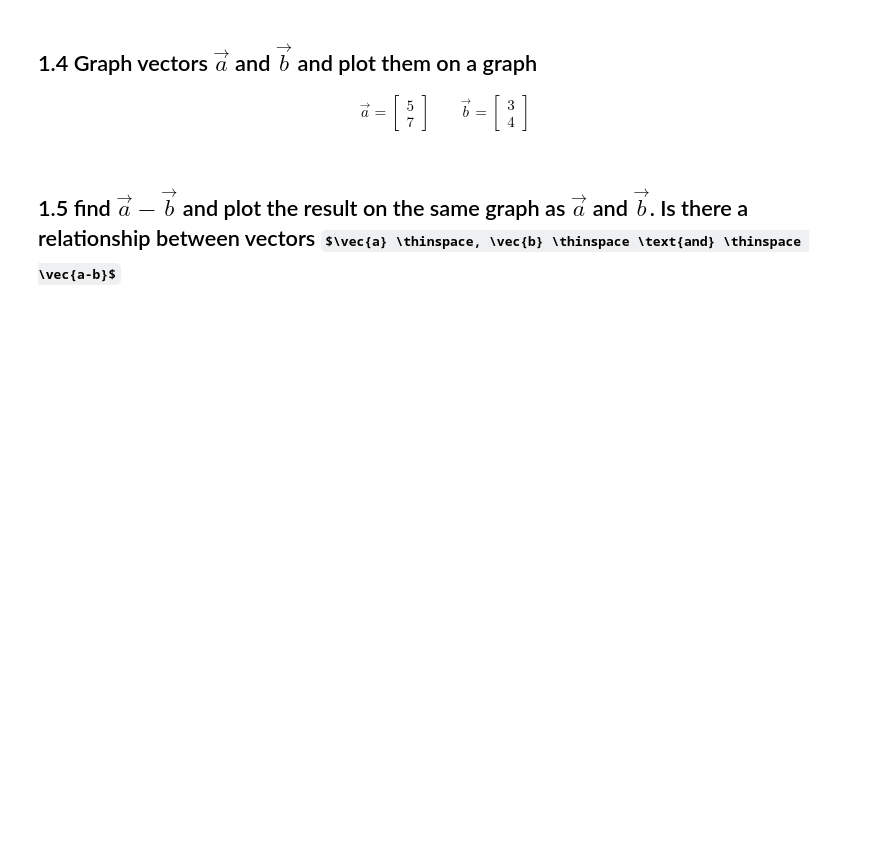
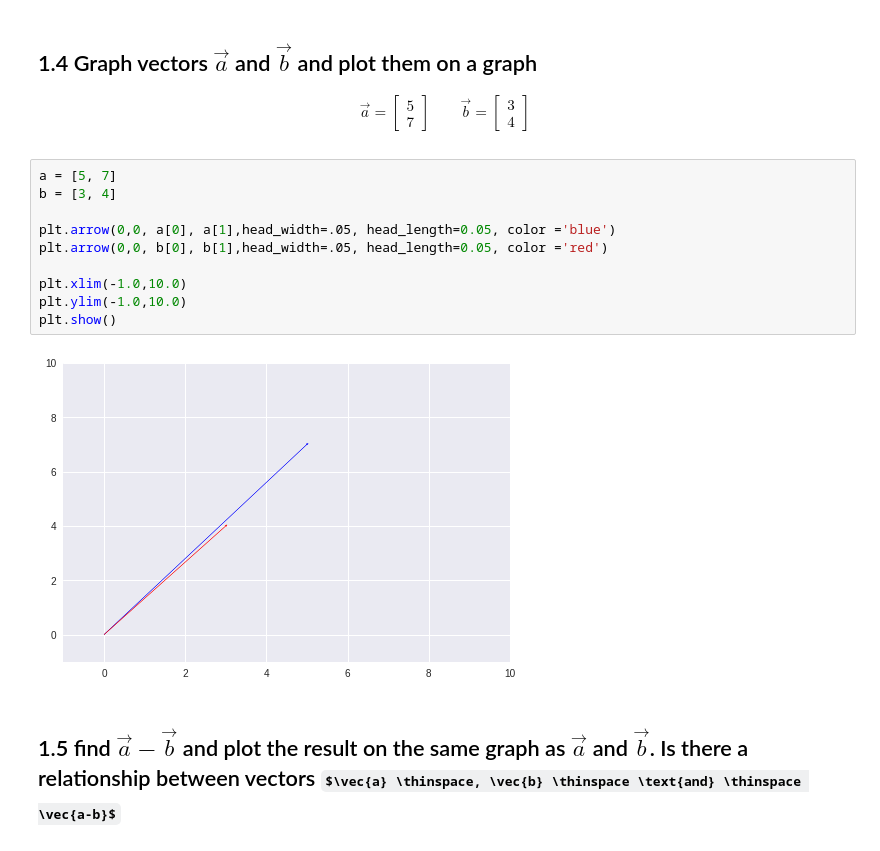
Before and after one commit to bloominstituteoftechnology/DS-Unit-1-Sprint-4-Linear-Algebra, a Jupyter notebook: module1-linear-algebra-review/Linear_Algebra_Assignment.ipynb, the cells around one changed output. Drawn from its saved outputs; the diff is of its cells as text; some formulas as TeX source; blank space fills up the shorter version.

```diff
--- a/module1-linear-algebra-review/Linear_Algebra_Assignment.ipynb
+++ b/module1-linear-algebra-review/Linear_Algebra_Assignment.ipynb
@@ -16,5 +68,17 @@ For the questions below it is not sufficient to simply provide answer to the que
 \qquad
 \vec{b} = \begin{bmatrix} 3 \\4 \end{bmatrix}
 \end{align}
+# %%
+a = [5, 7]
+b = [3, 4]
+
+plt.arrow(0,0, a[0], a[1],head_width=.05, head_length=0.05, color ='blue')
+plt.arrow(0,0, b[0], b[1],head_width=.05, head_length=0.05, color ='red')
+
+plt.xlim(-1.0,10.0)
+plt.ylim(-1.0,10.0)
+plt.show()
+# %% [output]
+[figure, added]
 # %% [markdown]
 ## 1.5 find $\vec{a} - \vec{b}$ and plot the result on the same graph as $\vec{a}$ and $\vec{b}$. Is there a relationship between vectors $\vec{a} \thinspace, \vec{b} \thinspace \text{and} \thinspace \vec{a-b}$
```
Also changed, not shown: parts of 27 cells of this notebook.
